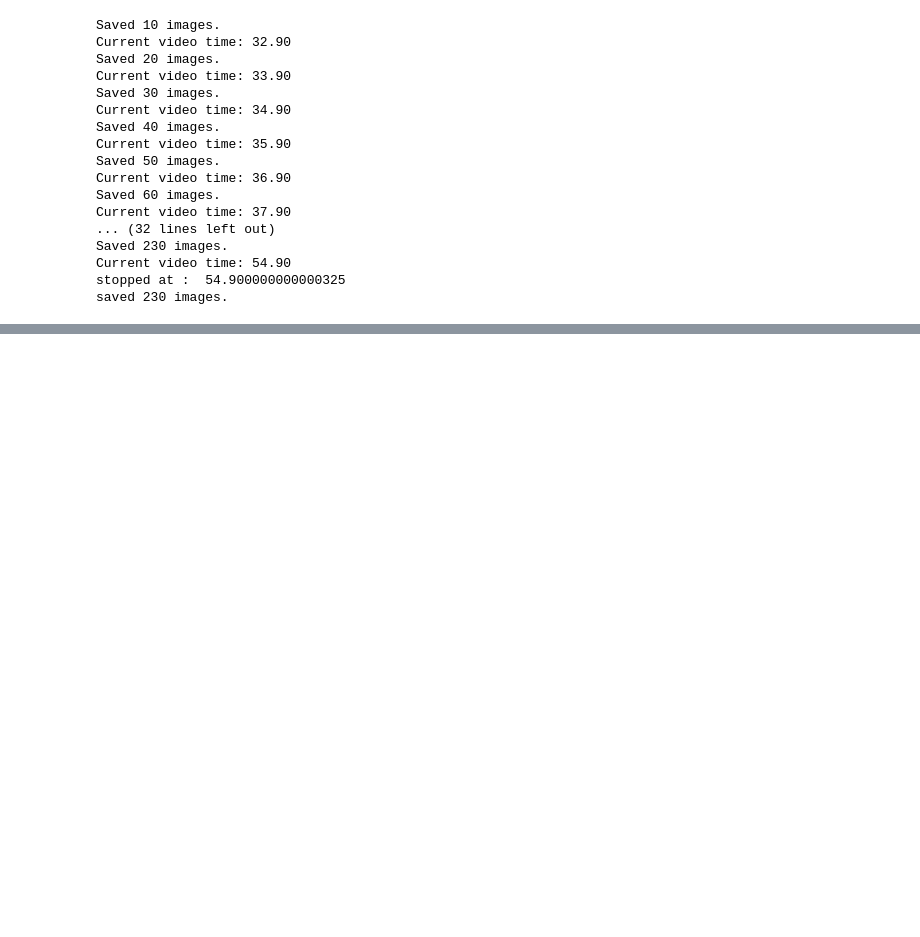
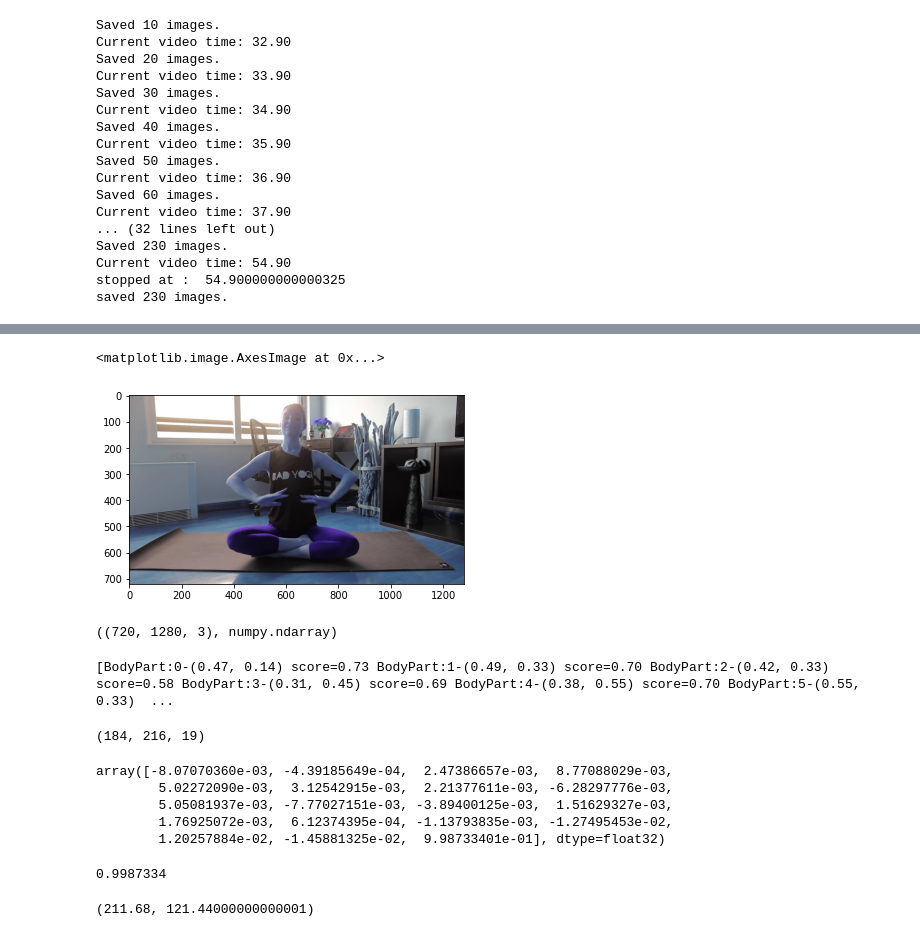
Before and after one commit to Shubhranshu-Malhotra/Yoga-Pose-Comparison, a Jupyter notebook: Yoga_Supervisor_pilot_project.ipynb, the cells around one changed output, grey strips where cells are left out. Cells and saved outputs as stored; diff of their text form; code cells hidden in the pictures; blank space fills up the shorter version.

```diff
--- a/Yoga_Supervisor_pilot_project.ipynb
+++ b/Yoga_Supervisor_pilot_project.ipynb
@@ -70,0 +229,10 @@ saved 230 images.
+# %%
+image_common = common.read_imgfile(image_path, None, None)
+plt.imshow(image_common)
+# %% [output]
+<matplotlib.image.AxesImage at 0x...>
+[figure, added]
+# %%
+image_common.shape, type(image_common)
+# %% [output]
+((720, 1280, 3), numpy.ndarray)
@@ -70,0 +241,26 @@ saved 230 images.
+# %%
+humans
+# %% [output]
+[BodyPart:0-(0.47, 0.14) score=0.73 BodyPart:1-(0.49, 0.33) score=0.70 BodyPart:2-(0.42, 0.33) score=0.58 BodyPart:3-(0.31, 0.45) score=0.69 BodyPart:4-(0.38, 0.55) score=0.70 BodyPart:5-(0.55, 0.33)  ...
+# %%
+e.heatMat.shape
+# %% [output]
+(184, 216, 19)
+# %%
+# probability values for each joint being in the topleftmost pixel. {1-17 for body parts}{18: None}
+e.heatMat[0][0]
+# %% [output]
+array([-8.07070360e-03, -4.39185649e-04,  2.47386657e-03,  8.77088029e-03,
+        5.02272090e-03,  3.12542915e-03,  2.21377611e-03, -6.28297776e-03,
+        5.05081937e-03, -7.77027151e-03, -3.89400125e-03,  1.51629327e-03,
+        1.76925072e-03,  6.12374395e-04, -1.13793835e-03, -1.27495453e-02,
+        1.20257884e-02, -1.45881325e-02,  9.98733401e-01], dtype=float32)
+# %%
+# Since there is no body part in the topleft pixel NONE [index = 18] should have highest probability
+e.heatMat[0][0][-1]
+# %% [output]
+0.9987334
+# %%
+0.49*w, 0.33*h
+# %% [output]
+(211.68, 121.44000000000001)
```
Also changed, not shown: parts of 43 cells of this notebook.
